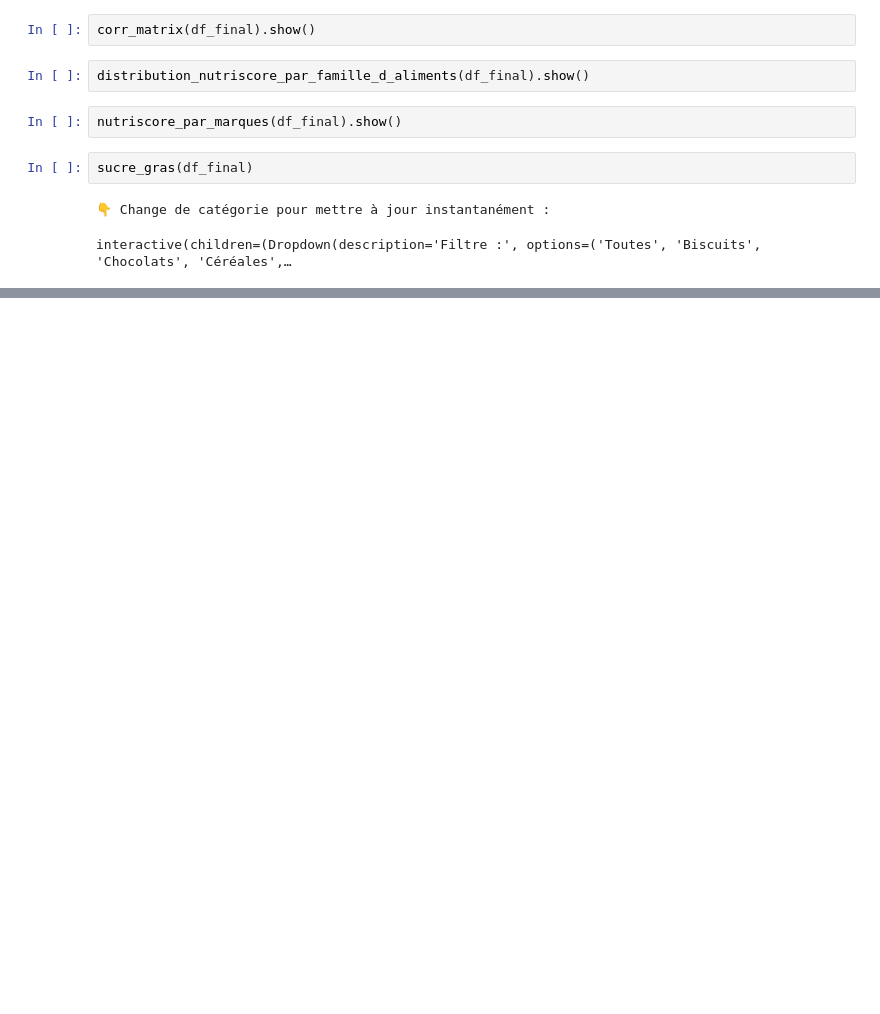
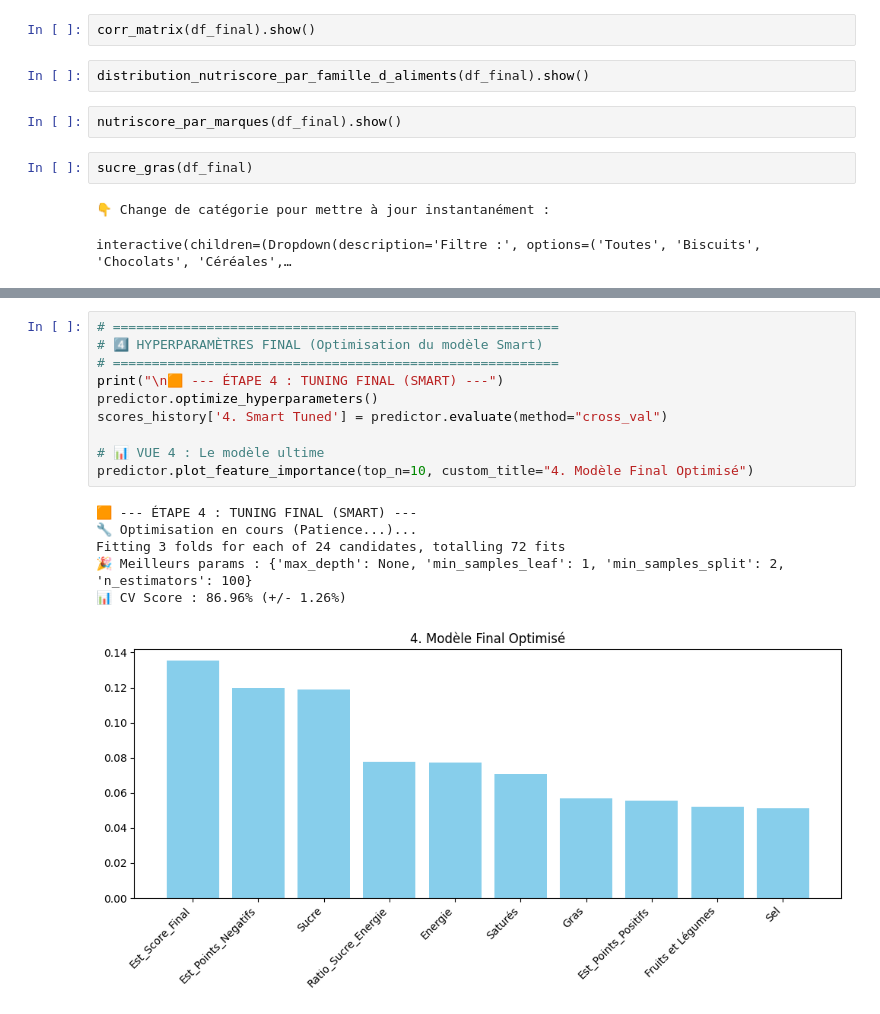
Before and after one commit to Mc3li3/ENSAE-Python-pour-la-data-science, a Jupyter notebook: src/main.ipynb, the cells around one changed output, grey strips where cells are left out. Drawn from its saved outputs; the diff is of its cells as text; blank space fills up the shorter version.

```diff
--- a/src/main.ipynb
+++ b/src/main.ipynb
@@ -156,0 +213,17 @@ Un produit avec 30g de sucre et 10g de gras saturés aurait la note : E
+# %%
+# =========================================================
+# 4️⃣ HYPERPARAMÈTRES FINAL (Optimisation du modèle Smart)
+# =========================================================
+print("\n🟧 --- ÉTAPE 4 : TUNING FINAL (SMART) ---")
+predictor.optimize_hyperparameters()
+scores_history['4. Smart Tuned'] = predictor.evaluate(method="cross_val")
+
+# 📊 VUE 4 : Le modèle ultime
+predictor.plot_feature_importance(top_n=10, custom_title="4. Modèle Final Optimisé")
+# %% [output]
+🟧 --- ÉTAPE 4 : TUNING FINAL (SMART) ---
+🔧 Optimisation en cours (Patience...)...
+Fitting 3 folds for each of 24 candidates, totalling 72 fits
+🎉 Meilleurs params : {'max_depth': None, 'min_samples_leaf': 1, 'min_samples_split': 2, 'n_estimators': 100}
+📊 CV Score : 86.96% (+/- 1.26%)
+[figure, added]
```
Also changed, not shown: parts of 5 cells of this notebook, 2 other files.
